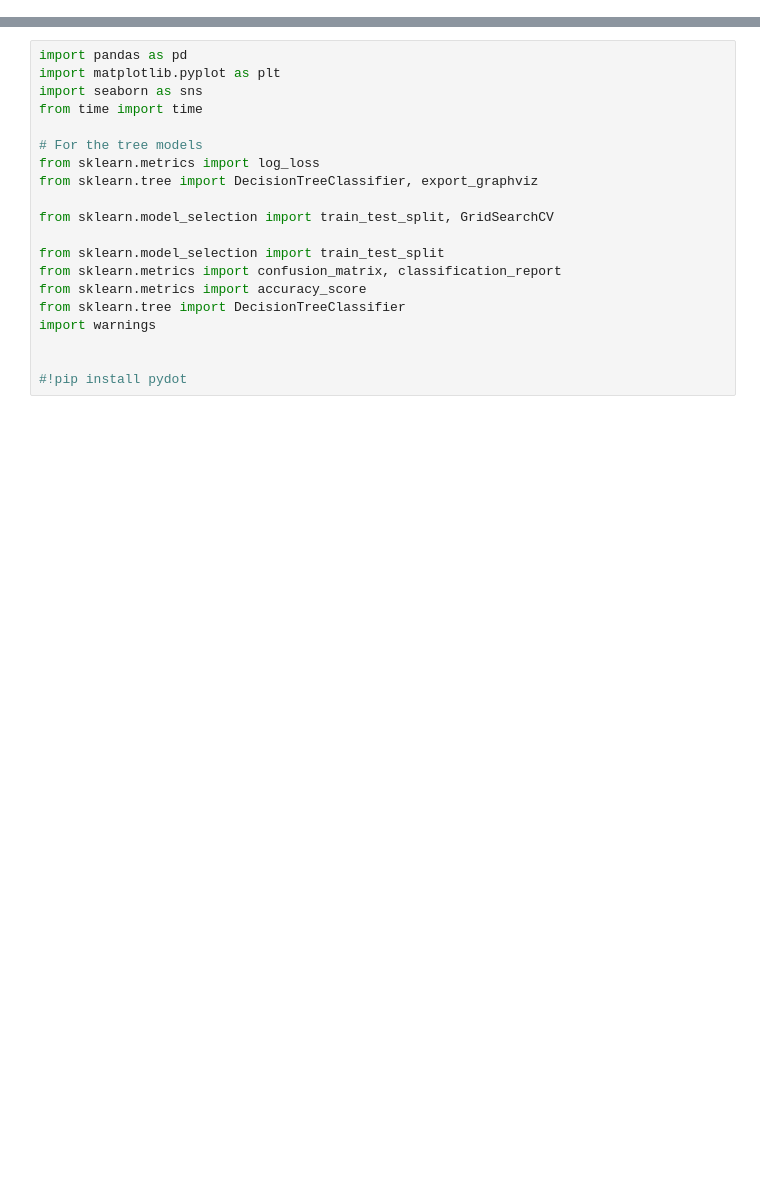
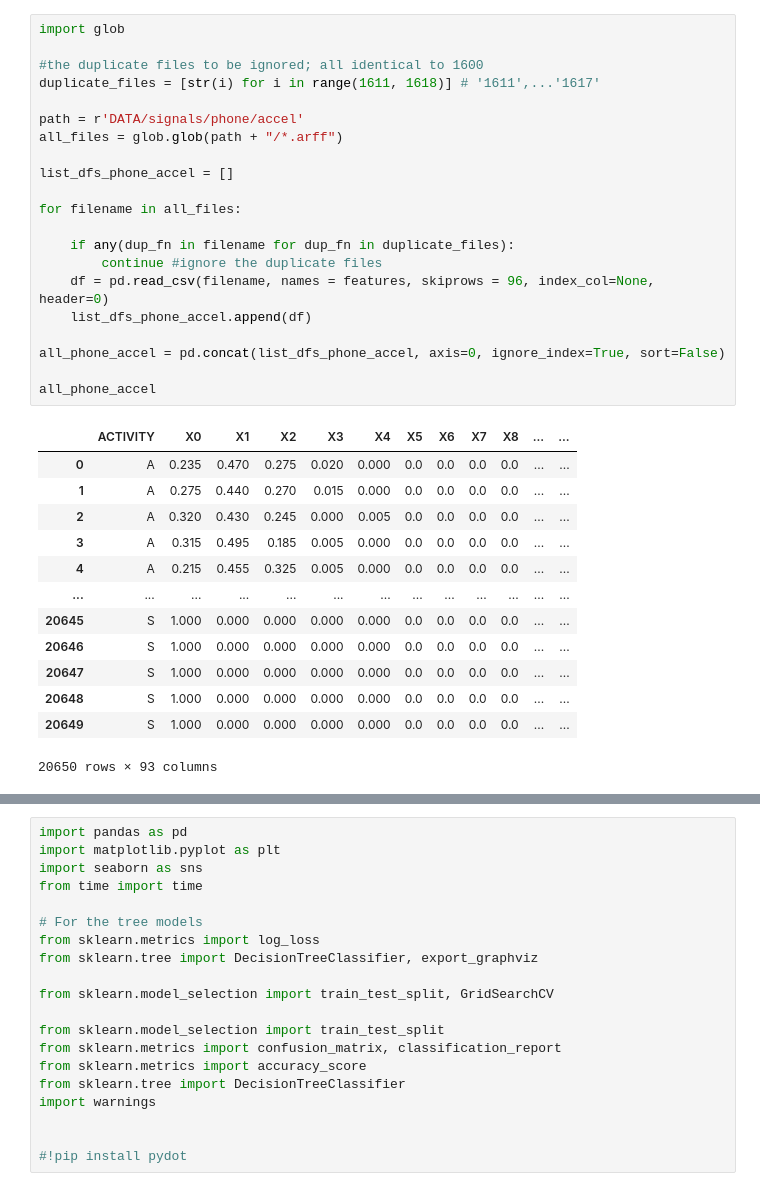
Before and after one commit to vasundharasaxena/capstone_project, a Jupyter notebook: decision tree.ipynb, the cells around one changed output, grey strips where cells are left out. Saved outputs shown, nothing was run; the diff lists cells and outputs as text; blank space fills up the shorter version.

```diff
--- a/decision tree.ipynb
+++ b/decision tree.ipynb
@@ -0,0 +247,35 @@
+# %%
+import glob
+
+#the duplicate files to be ignored; all identical to 1600
+duplicate_files = [str(i) for i in range(1611, 1618)] # '1611',...'1617'
+
+path = r'DATA/signals/phone/accel'
+all_files = glob.glob(path + "/*.arff")
+
+list_dfs_phone_accel = []
+
+for filename in all_files:
+
+    if any(dup_fn in filename for dup_fn in duplicate_files):
+        continue #ignore the duplicate files
+    df = pd.read_csv(filename, names = features, skiprows = 96, index_col=None, header=0)
+    list_dfs_phone_accel.append(df)
+
+all_phone_accel = pd.concat(list_dfs_phone_accel, axis=0, ignore_index=True, sort=False)
+
+all_phone_accel
+# %% [output]
+|  | ACTIVITY | X0 | X1 | X2 | X3 | X4 | X5 | X6 | X7 | X8 | ... | ... |
+| 0 | A | 0.235 | 0.470 | 0.275 | 0.020 | 0.000 | 0.0 | 0.0 | 0.0 | 0.0 | ... | ... |
+| 1 | A | 0.275 | 0.440 | 0.270 | 0.015 | 0.000 | 0.0 | 0.0 | 0.0 | 0.0 | ... | ... |
+| 2 | A | 0.320 | 0.430 | 0.245 | 0.000 | 0.005 | 0.0 | 0.0 | 0.0 | 0.0 | ... | ... |
+| 3 | A | 0.315 | 0.495 | 0.185 | 0.005 | 0.000 | 0.0 | 0.0 | 0.0 | 0.0 | ... | ... |
+| 4 | A | 0.215 | 0.455 | 0.325 | 0.005 | 0.000 | 0.0 | 0.0 | 0.0 | 0.0 | ... | ... |
+| ... | ... | ... | ... | ... | ... | ... | ... | ... | ... | ... | ... | ... |
+| 20645 | S | 1.000 | 0.000 | 0.000 | 0.000 | 0.000 | 0.0 | 0.0 | 0.0 | 0.0 | ... | ... |
+| 20646 | S | 1.000 | 0.000 | 0.000 | 0.000 | 0.000 | 0.0 | 0.0 | 0.0 | 0.0 | ... | ... |
+| 20647 | S | 1.000 | 0.000 | 0.000 | 0.000 | 0.000 | 0.0 | 0.0 | 0.0 | 0.0 | ... | ... |
+| 20648 | S | 1.000 | 0.000 | 0.000 | 0.000 | 0.000 | 0.0 | 0.0 | 0.0 | 0.0 | ... | ... |
+| 20649 | S | 1.000 | 0.000 | 0.000 | 0.000 | 0.000 | 0.0 | 0.0 | 0.0 | 0.0 | ... | ... |
+20650 rows × 93 columns
```
Also changed, not shown: parts of 67 cells of this notebook, 4 other files.
